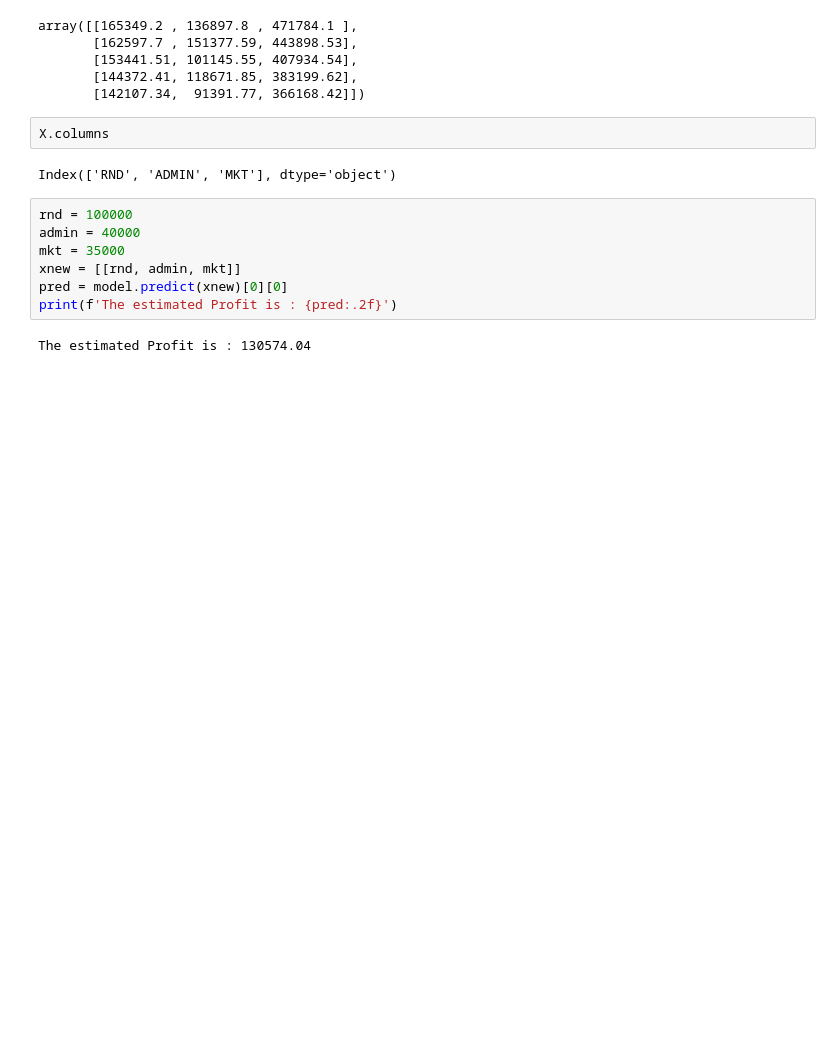
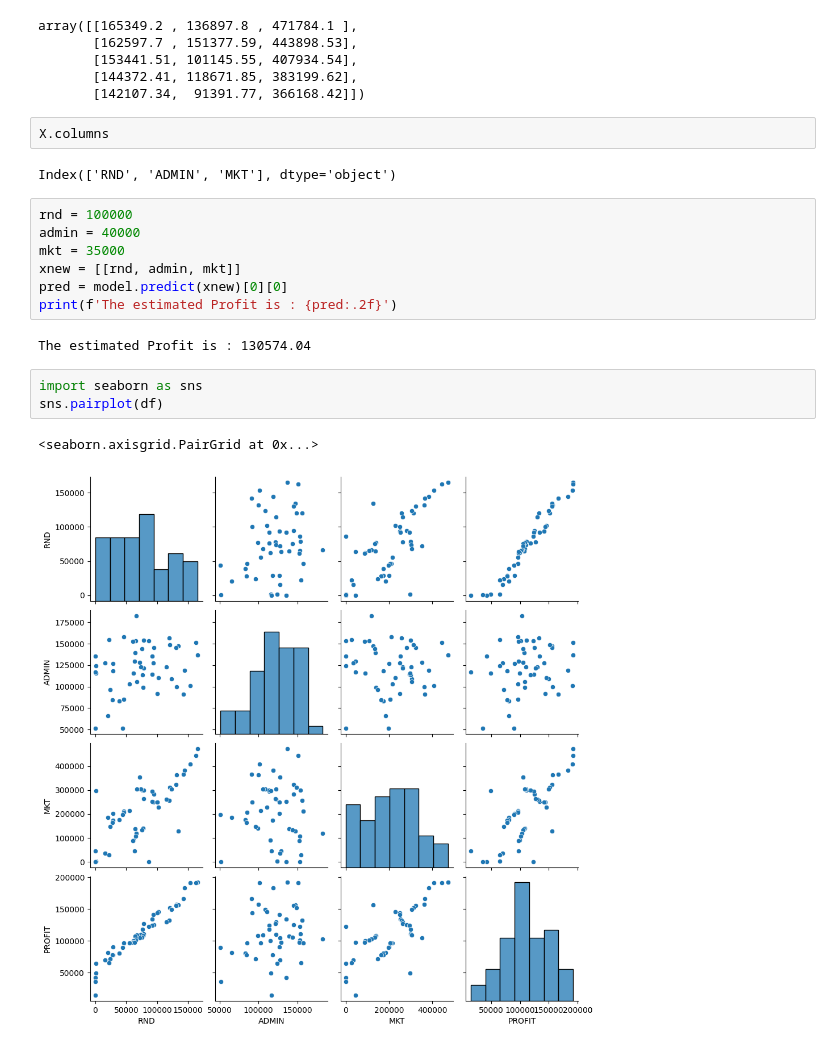
Before and after one commit to utkarshg1/ML_Wakad_6_8pm_30th_Apr, a Jupyter notebook: Multiple Linear Regression/MLR.ipynb, the cells around one changed output. Cells and saved outputs as stored; diff of their text form; blank space fills up the shorter version.

Commit message:
Pairplot added

```diff
--- a/Multiple Linear Regression/MLR.ipynb
+++ b/Multiple Linear Regression/MLR.ipynb
@@ -174,3 +174,9 @@ pred = model.predict(xnew)[0][0]
 print(f'The estimated Profit is : {pred:.2f}')
 # %% [output]
 The estimated Profit is : 130574.04
+# %%
+import seaborn as sns
+sns.pairplot(df)
+# %% [output]
+<seaborn.axisgrid.PairGrid at 0x...>
+[figure, added]
```
